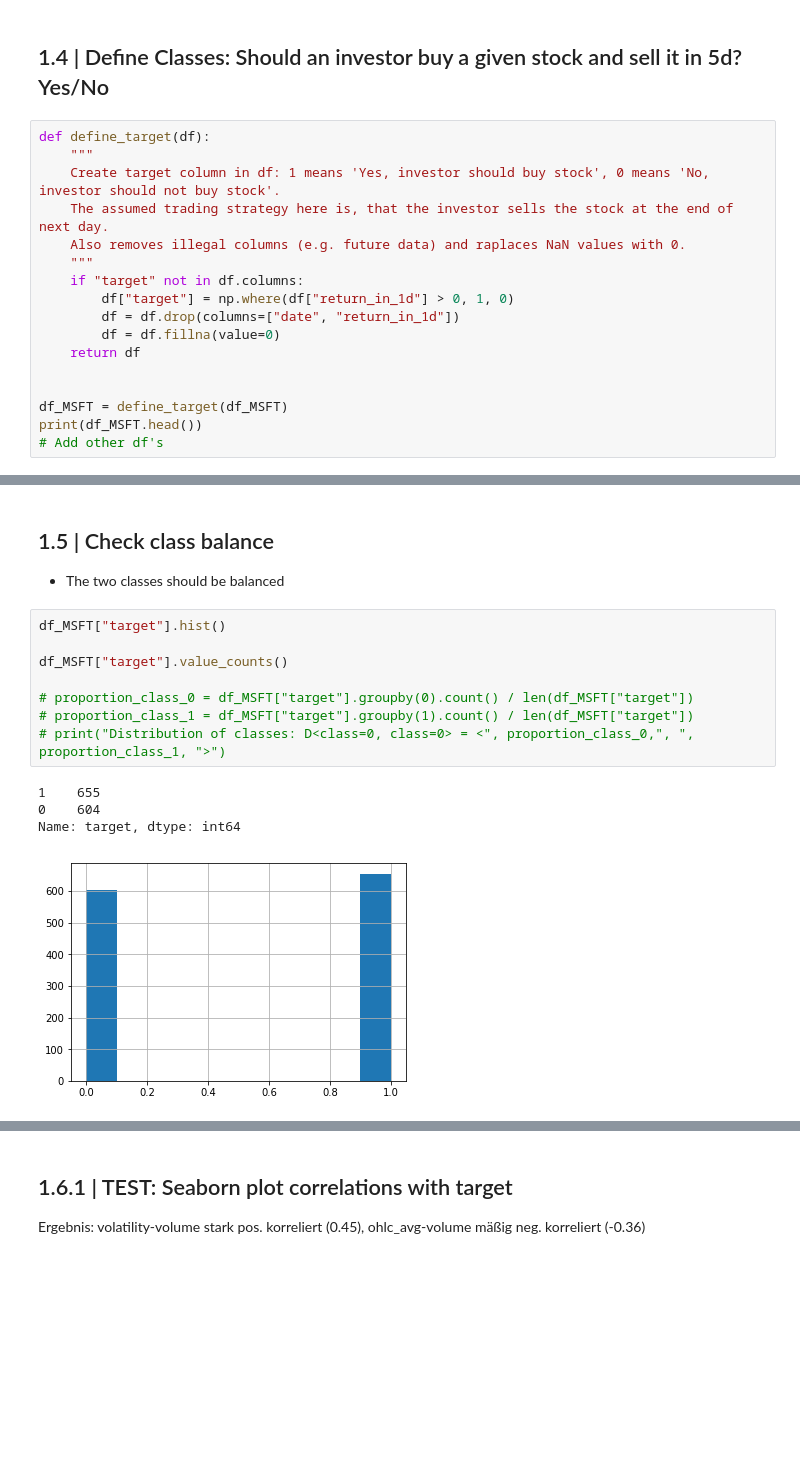
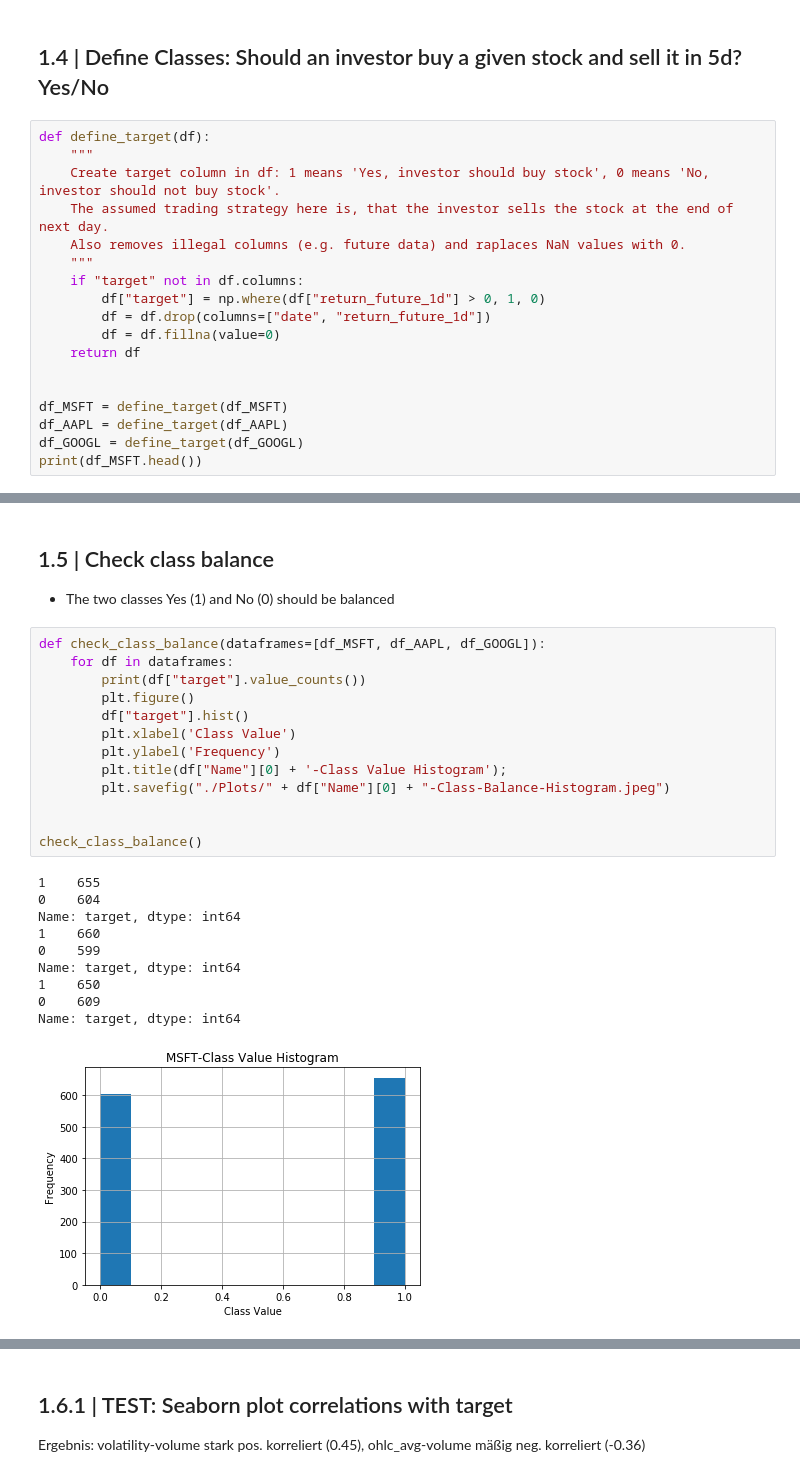
Before and after one commit to feschu/BSc-Thesis-ML, a Jupyter notebook: Evaluation of DT and RF Classifiers in the Financial Domain.ipynb, the cells around one changed output, grey strips where cells are left out. Drawn from its saved outputs; the diff is of its cells as text; blank space fills up the shorter version.

Commit message:
Added test features and plotted class value histograms

```diff
--- a/Evaluation of DT and RF Classifiers in the Financial Domain.ipynb
+++ b/Evaluation of DT and RF Classifiers in the Financial Domain.ipynb
@@ -219,13 +227,14 @@ def define_target(df):
     Also removes illegal columns (e.g. future data) and raplaces NaN values with 0.
     """
     if "target" not in df.columns:
-        df["target"] = np.where(df["return_in_1d"] > 0, 1, 0)
-        df = df.drop(columns=["date", "return_in_1d"])
+        df["target"] = np.where(df["return_future_1d"] > 0, 1, 0)
+        df = df.drop(columns=["date", "return_future_1d"])
         df = df.fillna(value=0)
     return df
 
 
 df_MSFT = define_target(df_MSFT)
+df_AAPL = define_target(df_AAPL)
+df_GOOGL = define_target(df_GOOGL)
 print(df_MSFT.head())
-# Add other df's
 # %% [output]
@@ -249,16 +258,27 @@ print(df_MSFT.head())
 # %% [markdown]
 ## 1.5 | Check class balance
-- The two classes should be balanced
+- The two classes Yes (1) and No (0) should be balanced
-# %%
-df_MSFT["target"].hist()
-
-df_MSFT["target"].value_counts()
-
-# proportion_class_0 = df_MSFT["target"].groupby(0).count() / len(df_MSFT["target"])
-# proportion_class_1 = df_MSFT["target"].groupby(1).count() / len(df_MSFT["target"])
-# print("Distribution of classes: D<class=0, class=0> = <", proportion_class_0,", ", proportion_class_1, ">")
-# %% [output]
-1    655
-0    604
-Name: target, dtype: int64
-[figure, removed]
+# %%
+def check_class_balance(dataframes=[df_MSFT, df_AAPL, df_GOOGL]):
+    for df in dataframes:
+        print(df["target"].value_counts())
+        plt.figure()
+        df["target"].hist()
+        plt.xlabel('Class Value')
+        plt.ylabel('Frequency')
+        plt.title(df["Name"][0] + '-Class Value Histogram');
+        plt.savefig("./Plots/" + df["Name"][0] + "-Class-Balance-Histogram.jpeg")
+
+
+check_class_balance()
+# %% [output]
+1    655
+0    604
+Name: target, dtype: int64
+1    660
+0    599
+Name: target, dtype: int64
+1    650
+0    609
+Name: target, dtype: int64
+[figure, added]
```
Also changed, not shown: parts of 9 cells of this notebook, 6 other files.
